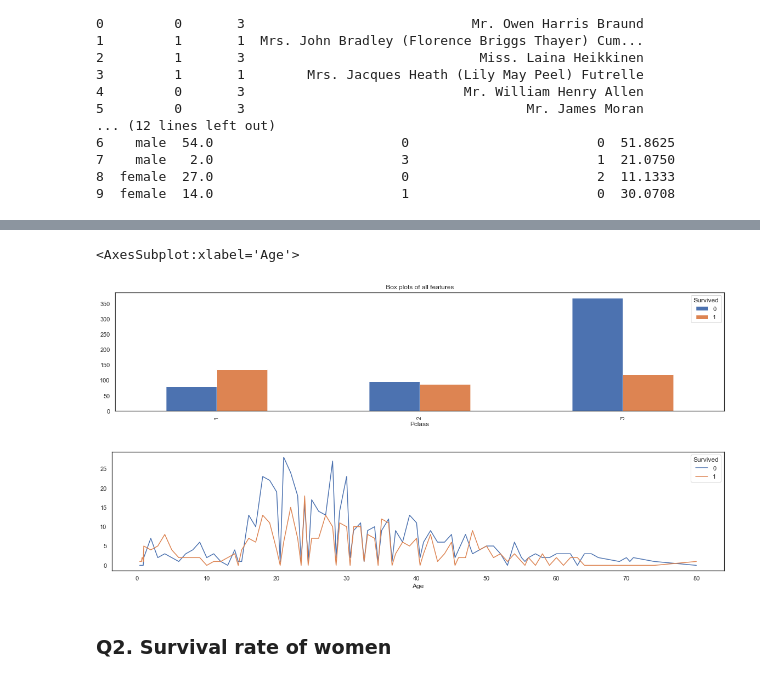
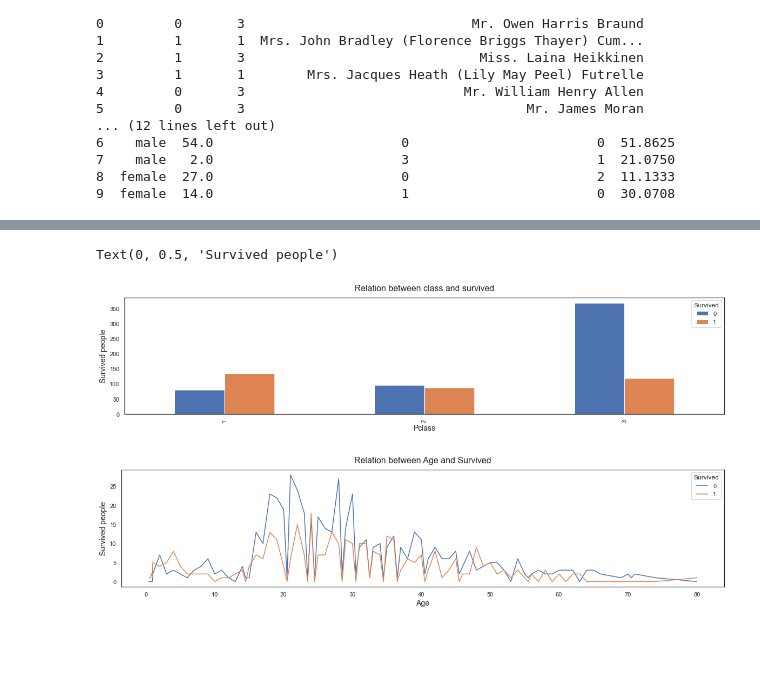
Before and after one commit to VedasriNakka/ML-DM, a Jupyter notebook: week2-ml/Week2-ML_DM_Assignment.ipynb, the cells around one changed output, grey strips where cells are left out. Saved outputs shown, nothing was run; the diff lists cells and outputs as text; code cells hidden in the pictures; blank space fills up the shorter version.

```diff
--- a/week2-ml/Week2-ML_DM_Assignment.ipynb
+++ b/week2-ml/Week2-ML_DM_Assignment.ipynb
@@ -309,14 +313,17 @@ Features present in dataset:  Index(['Survived', 'Pclass', 'Name', 'Sex', 'Age',
 # %%
 # Relationship between (Pclass, age) and suvival
-#PclassAge_survived = titanic[['Survived', 'Age', 'Pclass']].groupby(['Pclass', 'Age']).count()
-
 df = titanic[[ 'Age', 'Pclass', 'Survived',]]
 
-pd.crosstab(df['Pclass'],df['Survived']).plot.bar(figsize=(20,4),  title='Box plots of all features',)
-pd.crosstab(df['Age'],df['Survived']).plot(figsize=(20,4))
+class_plot = pd.crosstab(df['Pclass'],df['Survived']).plot.bar(figsize=(20,4))
+class_plot.set_title('Relation between class and survived',fontdict={'fontsize':16}, pad=12)
+class_plot.set_xlabel('Pclass',fontdict={'fontsize':14})
+class_plot.set_ylabel('Survived people',fontdict={'fontsize':14})
+
+age_plot = pd.crosstab(df['Age'],df['Survived']).plot(figsize=(20,4))
+age_plot.set_title('Relation between Age and Survived',fontdict={'fontsize':16}, pad=12)
+age_plot.set_xlabel('Age',fontdict={'fontsize':14})
+age_plot.set_ylabel('Survived people',fontdict={'fontsize':14})
 # %% [output]
-<AxesSubplot:xlabel='Age'>
+Text(0, 0.5, 'Survived people')
-[figure, old version]
+[figure, new version]
-[figure, old version]
+[figure, new version]
-# %% [markdown]
-### Q2. Survival rate of women
```
Also changed, not shown: parts of 18 cells of this notebook.
